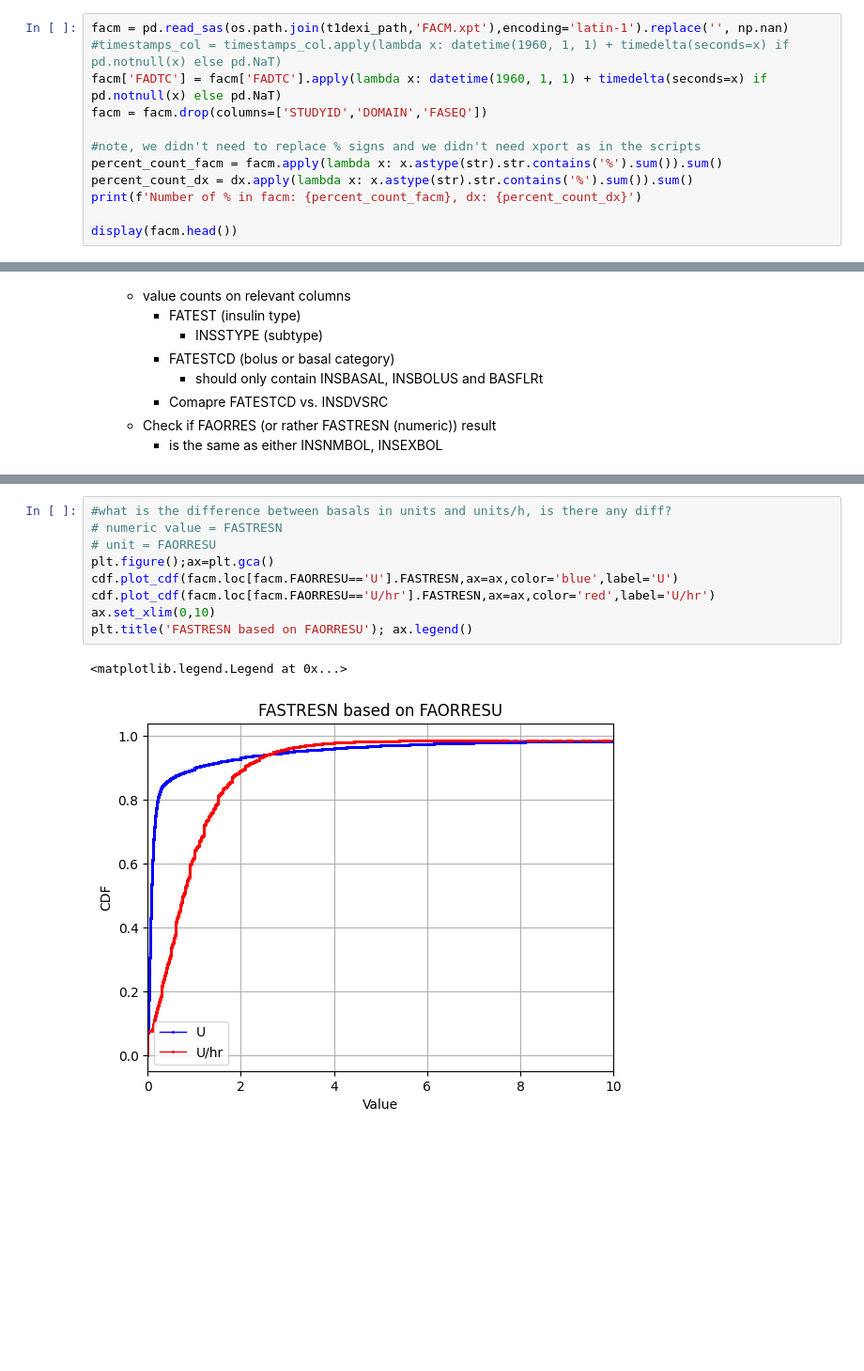
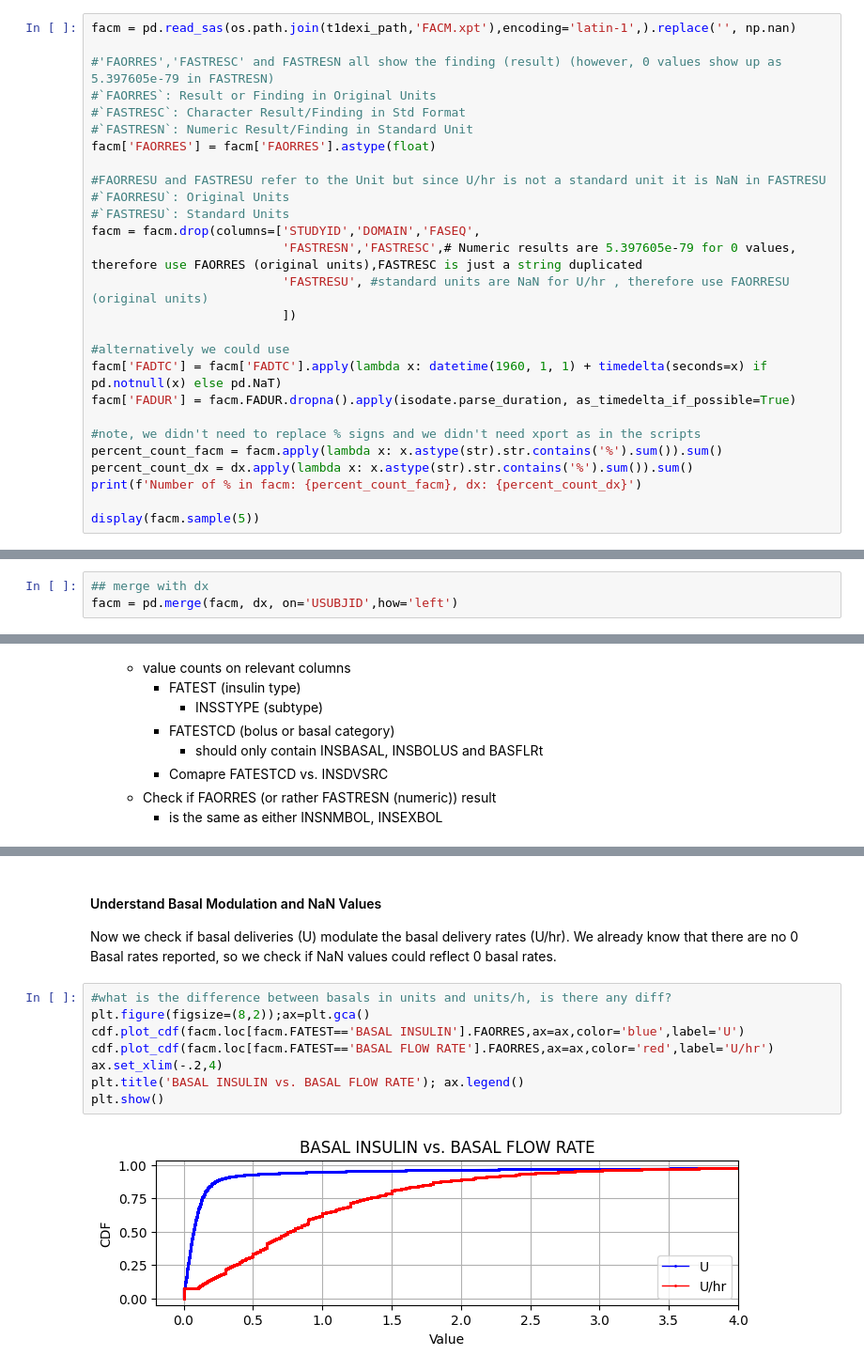
Before and after one commit to nudgebg/egvinsulin, a Jupyter notebook: notebooks/understand-t1dexi-dataset/2025-01-14 - Understand Insulin Data Structures.ipynb, the cells around one changed output, grey strips where cells are left out. Shown at 94% size. Saved outputs shown, nothing was run; the diff lists cells and outputs as text; blank space fills up the shorter version.

Commit message:
[67-t1dexi] Convert iso durations, Understand how Insulin Columns Relate. More work to do.

```diff
--- a/notebooks/understand-t1dexi-dataset/2025-01-14 - Understand Insulin Data Structures.ipynb
+++ b/notebooks/understand-t1dexi-dataset/2025-01-14 - Understand Insulin Data Structures.ipynb
@@ -54,16 +61,31 @@ display(dx.head())
 | 3 | 1004 | INSULET OMNIPOD INSULIN MANAGEMEN... |
 | 4 | 1004 | INSULIN PUMP |
 # %%
-facm = pd.read_sas(os.path.join(t1dexi_path,'FACM.xpt'),encoding='latin-1').replace('', np.nan)
-#timestamps_col = timestamps_col.apply(lambda x: datetime(1960, 1, 1) + timedelta(seconds=x) if pd.notnull(x) else pd.NaT)
+facm = pd.read_sas(os.path.join(t1dexi_path,'FACM.xpt'),encoding='latin-1',).replace('', np.nan)
+
+#'FAORRES','FASTRESC' and FASTRESN all show the finding (result) (however, 0 values show up as 5.397605e-79 in FASTRESN)
+#`FAORRES`: Result or Finding in Original Units
+#`FASTRESC`: Character Result/Finding in Std Format
+#`FASTRESN`: Numeric Result/Finding in Standard Unit
+facm['FAORRES'] = facm['FAORRES'].astype(float)
+
+#FAORRESU and FASTRESU refer to the Unit but since U/hr is not a standard unit it is NaN in FASTRESU
+#`FAORRESU`: Original Units
+#`FASTRESU`: Standard Units
+facm = facm.drop(columns=['STUDYID','DOMAIN','FASEQ',
+                          'FASTRESN','FASTRESC',# Numeric results are 5.397605e-79 for 0 values, therefore use FAORRES (original units),FASTRESC is just a string duplicated
+                          'FASTRESU', #standard units are NaN for U/hr , therefore use FAORRESU (original units)
+                          ])
+
+#alternatively we could use
 facm['FADTC'] = facm['FADTC'].apply(lambda x: datetime(1960, 1, 1) + timedelta(seconds=x) if pd.notnull(x) else pd.NaT)
-facm = facm.drop(columns=['STUDYID','DOMAIN','FASEQ'])
+facm['FADUR'] = facm.FADUR.dropna().apply(isodate.parse_duration, as_timedelta_if_possible=True)
 
 #note, we didn't need to replace % signs and we didn't need xport as in the scripts
 percent_count_facm = facm.apply(lambda x: x.astype(str).str.contains('%').sum()).sum()
 percent_count_dx = dx.apply(lambda x: x.astype(str).str.contains('%').sum()).sum()
 print(f'Number of % in facm: {percent_count_facm}, dx: {percent_count_dx}')
 
-display(facm.head())
+display(facm.sample(5))
 # %% [output]
 Number of % in facm: 0, dx: 0
@@ -144,6 +166,9 @@ CSII    INSULET OMNIPOD DASH                           1
         TANDEM T:SLIM X2 WITH BASAL IQ                23
 MDI     MULTIPLE DAILY INJECTIONS                     88
 Name: count, dtype: int64
+# %%
+## merge with dx
+facm = pd.merge(facm, dx, on='USUBJID',how='left')
 # %% [markdown]
 We can see some inconsistent classificaitons:
  - 770G in the AID section is probably a 770G in Auto MODE
@@ -223,12 +313,13 @@ Name: count, dtype: int64
+# %% [markdown]
+#### Understand Basal Modulation and NaN Values
+Now we check if basal deliveries (U) modulate the basal delivery rates (U/hr). We already know that there are no 0 Basal rates reported, so we check if NaN values could reflect 0 basal rates.
 # %%
 #what is the difference between basals in units and units/h, is there any diff?
-# numeric value = FASTRESN
-# unit = FAORRESU
-plt.figure();ax=plt.gca()
-cdf.plot_cdf(facm.loc[facm.FAORRESU=='U'].FASTRESN,ax=ax,color='blue',label='U')
-cdf.plot_cdf(facm.loc[facm.FAORRESU=='U/hr'].FASTRESN,ax=ax,color='red',label='U/hr')
-ax.set_xlim(0,10)
-plt.title('FASTRESN based on FAORRESU'); ax.legend()
+plt.figure(figsize=(8,2));ax=plt.gca()
+cdf.plot_cdf(facm.loc[facm.FATEST=='BASAL INSULIN'].FAORRES,ax=ax,color='blue',label='U')
+cdf.plot_cdf(facm.loc[facm.FATEST=='BASAL FLOW RATE'].FAORRES,ax=ax,color='red',label='U/hr')
+ax.set_xlim(-.2,4)
+plt.title('BASAL INSULIN vs. BASAL FLOW RATE'); ax.legend()
+plt.show()
 # %% [output]
-<matplotlib.legend.Legend at 0x...>
-[figure, old version]
+[figure, new version]
```
Also changed, not shown: parts of 31 cells of this notebook, 2 other files.
